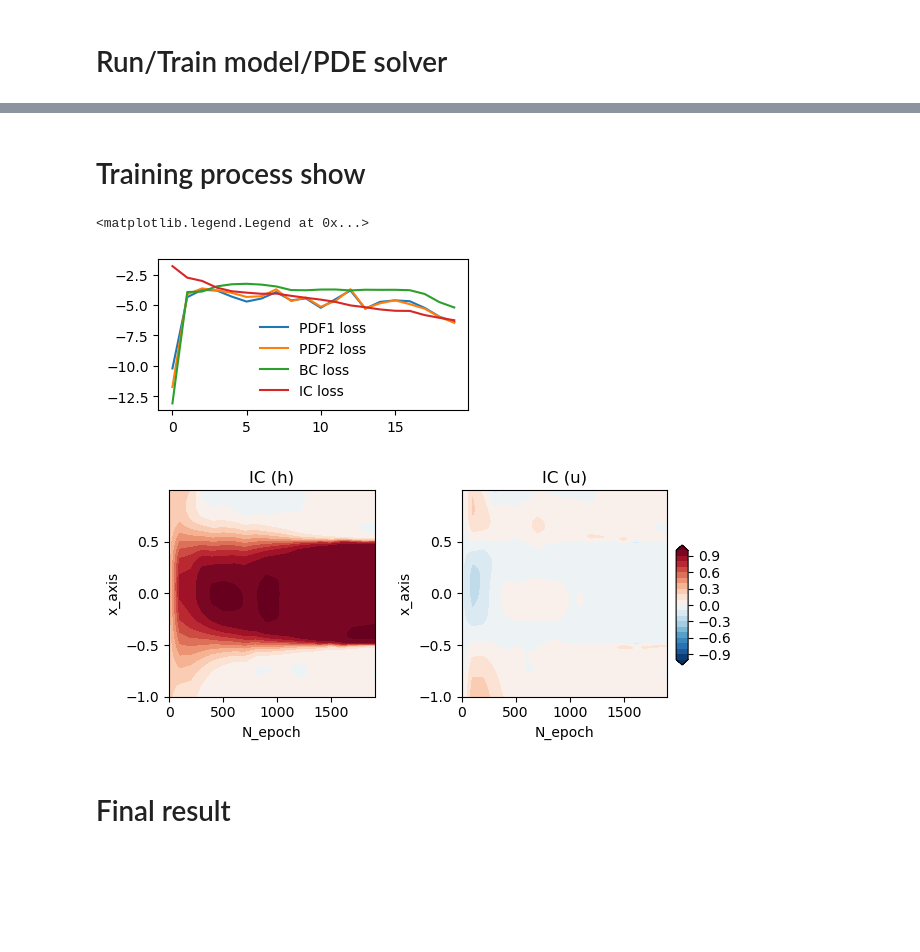
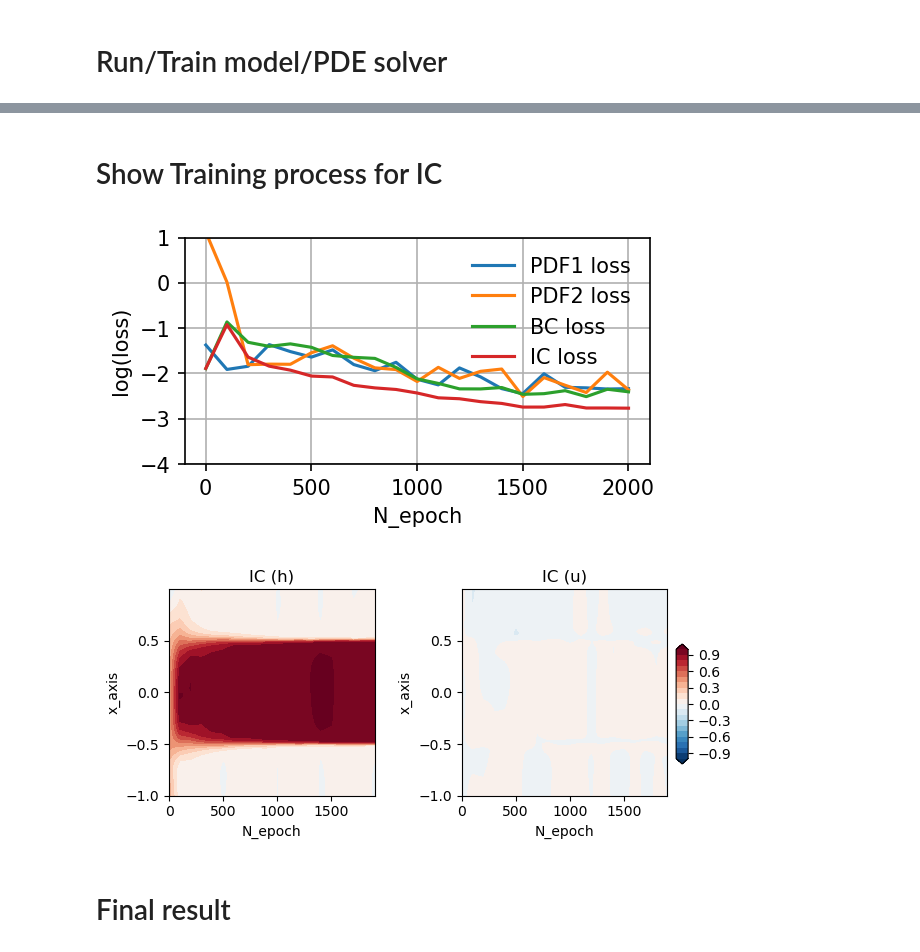
Before and after one commit to ChenggongWang/PINN_pytorch, a Jupyter notebook: shallow_water_1d.ipynb, the cells around one changed output, grey strips where cells are left out. Saved outputs shown, nothing was run; the diff lists cells and outputs as text; code cells hidden in the pictures; blank space fills up the shorter version.

Commit message:
add warmup for IC and plot energy-time

```diff
--- a/shallow_water_1d.ipynb
+++ b/shallow_water_1d.ipynb
@@ -211,21 +228,27 @@ loss = []
 %%time
 N_save_num = 20 # how many times of output
 N_epoch_batch = 100
+Warmup_ICBC = True
+
+
 N_epoch = N_save_num*N_epoch_batch
-predict_iterms = np.zeros((N_save_num,t_axis.size,x_axis.size,2),dtype='float32')
+IC_epochs = np.zeros((N_save_num,x_axis.size,2),dtype='float32')
 
+if Warmup_ICBC is True:
+    for i in range(400): # use 10 epoch to warmup IC
+        adv_1d_solver.train_IC_warmup()
+    loss_tmp = adv_1d_solver.current_loss()
+    loss.append(loss_tmp)
+    print('Warmup_ICBC:',end=' ')
+    print_loss(None,loss_tmp)
 for i in range(N_epoch):
     # train and get loss: iter_nums per epoch
-    adv_1d_solver.train(col_poi_batch_size=int(t_axis.size*x_axis.size/5))
+    adv_1d_solver.train(col_poi_batch_size=int(t_axis.size*x_axis.size/20))
     if i%N_epoch_batch == 0:
         loss_tmp = adv_1d_solver.current_loss()
         loss.append(loss_tmp)
-        print(f'Epoch {i:5d} '
-             +f'| fn loss1: {loss_tmp[0]:7.5f} '
-             +f'| fn loss2: {loss_tmp[1]:7.5f} '
-             +f'| BC loss: {loss_tmp[2]:7.5f} '
-             +f'| IC loss: {loss_tmp[3]:7.5f} ')
+        print_loss(i,loss_tmp)
         # predict and save output of NN_model
-        output = adv_1d_solver.predict()
-        predict_iterms[int(i/N_epoch_batch),:,:,:] = output.to('cpu').reshape((t_axis.size,x_axis.size,2))
+        output = adv_1d_solver.predict().reshape((t_axis.size,x_axis.size,2))
+        IC_epochs[int(i/N_epoch_batch),:,:] = output.to('cpu')[0,:,:]
 # %% [output]
@@ -249,30 +272,35 @@ Wall time: 1min 13s
 # %% [markdown]
-# Training process show
+# Show Training process for IC
 # %%
 #plot loss
 loss_list = np.array(loss)
-fig, axs = plt.subplots(nrows=1,ncols=1, figsize=(4,2),dpi=100)
-axs.plot(np.arange(loss_list.shape[0]),np.log(loss_list[:,0]),label='PDF1 loss')
-axs.plot(np.arange(loss_list.shape[0]),np.log(loss_list[:,1]),label='PDF2 loss')
-axs.plot(np.arange(loss_list.shape[0]),np.log(loss_list[:,2]),label='BC loss')
-axs.plot(np.arange(loss_list.shape[0]),np.log(loss_list[:,3]),label='IC loss')
+fig, axs = plt.subplots(nrows=1,ncols=1, figsize=(4,2),dpi=150)
+N_epoch = np.arange(loss_list.shape[0])*N_epoch_batch+1
+axs.plot(N_epoch,np.log(loss_list[:,0])/np.log(10),label='PDF1 loss')
+axs.plot(N_epoch,np.log(loss_list[:,1])/np.log(10),label='PDF2 loss')
+axs.plot(N_epoch,np.log(loss_list[:,2])/np.log(10),label='BC loss')
+axs.plot(N_epoch,np.log(loss_list[:,3])/np.log(10),label='IC loss')
 axs.legend(frameon=False)
+plt.ylabel('log(loss)')
+plt.xlabel('N_epoch')
+plt.ylim([-4,1])
+plt.grid()
+fig.show()
 # %% [output]
-<matplotlib.legend.Legend at 0x...>
-[figure, old version]
+[figure, new version]
 # %%
 fig, axs = plt.subplots(nrows=1,ncols=2, figsize=(6,3),dpi=100)
 axs = axs.flatten()
 levels = np.arange(-1,1.05,0.1)
 ax = axs[0]
-cb = ax.contourf(np.arange(N_save_num)*N_epoch_batch,x_axis,predict_iterms[:,0,:,0].T,
+cb = ax.contourf(np.arange(N_save_num)*N_epoch_batch,x_axis,IC_epochs[:,:,0].T,
                  levels=levels,extend='both',cmap=plt.cm.RdBu_r)
 
 ax.set_xlabel('N_epoch')
 ax.set_ylabel('x_axis')
 ax.set_title('IC (h)')
 ax = axs[1]
-cb = ax.contourf(np.arange(N_save_num)*N_epoch_batch,x_axis,predict_iterms[:,0,:,1].T,
+cb = ax.contourf(np.arange(N_save_num)*N_epoch_batch,x_axis,IC_epochs[:,:,1].T,
                  levels=levels,extend='both',cmap=plt.cm.RdBu_r)
 
 ax.set_xlabel('N_epoch')
@@ -285,7 +313,7 @@ cbar_ax = fig.add_axes([0.99, 0.3, 0.02, 0.4])
 cbar = fig.colorbar(cb, cax=cbar_ax,orientation='vertical')
 fig.tight_layout()
 # %% [output]
-[figure, old version]
+[figure, new version]
 # %% [markdown]
 # Final result
 # %%
```
Also changed, not shown: parts of 9 cells of this notebook.
